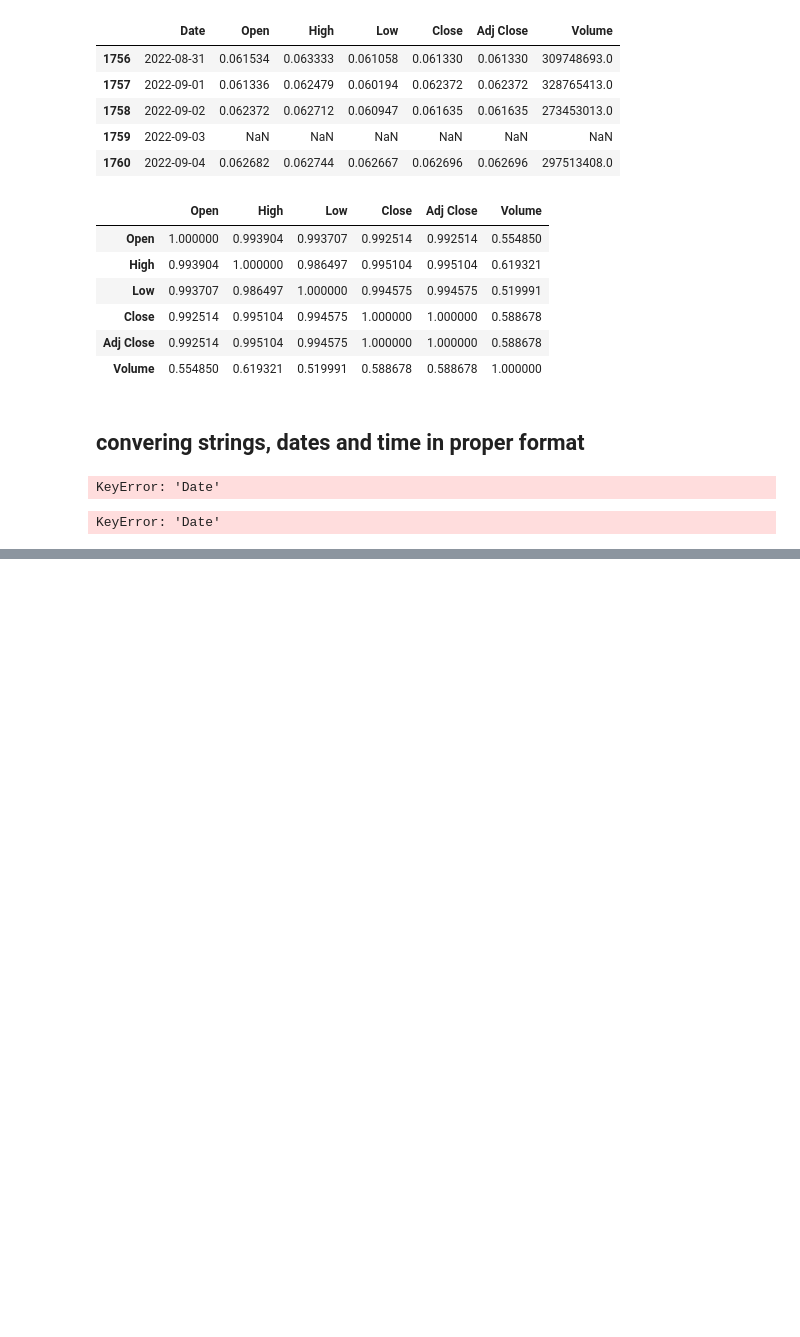
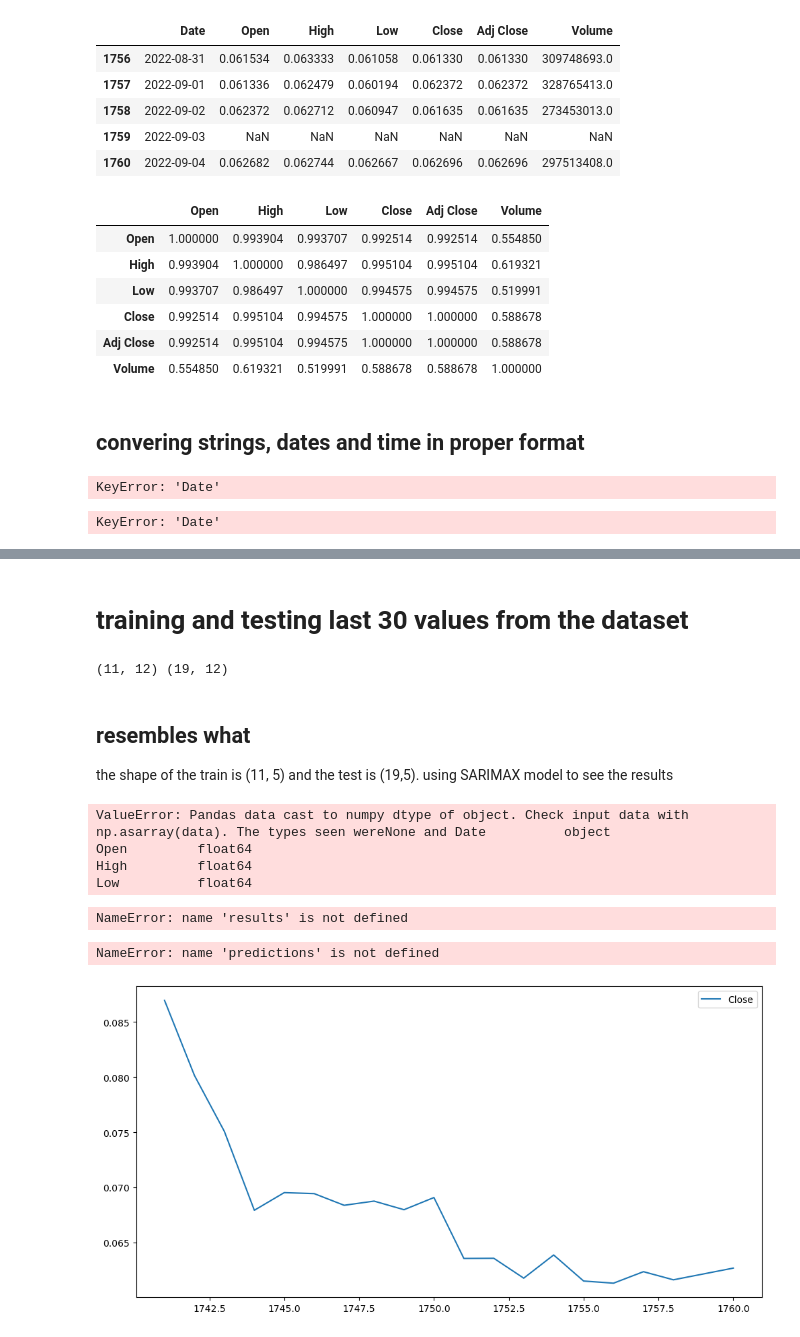
Before and after one commit to Kkhurana007/machine_learning_projects, a Jupyter notebook: dogecoin_price_prediction.ipynb, the cells around one changed output, grey strips where cells are left out. Cells and saved outputs as stored; diff of their text form; code cells hidden in the pictures; blank space fills up the shorter version.

```diff
--- a/dogecoin_price_prediction.ipynb
+++ b/dogecoin_price_prediction.ipynb
@@ -70,0 +162,7 @@ KeyError: 'Date'
+# %%
+df["gap"] = (df["High"] - df["Low"]) * df["Volume"]
+df["y"] = df["High"] / df["Volume"]
+df["z"] = df["Low"] / df["Volume"]
+df["a"] = df["High"] / df["Low"]
+df["b"] = (df["High"] / df["Low"]) * df["Volume"]
+abs(df.corr()["Close"].sort_values(ascending=False)) # need to play with this to fix it
@@ -70,0 +199,44 @@ KeyError: 'Date'
+# %% [markdown]
+# training and testing last 30 values from the dataset
+# %%
+df2 = df.tail(30)
+train = df2[:11]
+test = df2[-19:]
+
+print(train.shape, test.shape)
+# %% [output]
+(11, 12) (19, 12)
+# %% [markdown]
+## resembles what
+
+the shape of the train is (11, 5) and the test is (19,5). using SARIMAX model to see the results
+# %%
+from statsmodels.tsa.statespace.sarimax import SARIMAX
+model = SARIMAX(endog=train["Close"], exog=train.drop(
+    "Close", axis=1), order=(2, 1, 1))
+results = model.fit()
+print (results, summary())
+# %% [output]
+ValueError: Pandas data cast to numpy dtype of object. Check input data with np.asarray(data). The types seen wereNone and Date          object
+Open         float64
+High         float64
+Low          float64
+# %%
+### observe the prediction in time series
+start = 11
+end = 29
+predictions = results.predict(
+	start=start,
+	end=end,
+	exog=test.drop("Close", axis=1))
+predictions
+# %% [output]
+NameError: name 'results' is not defined
+# %%
+### Finally, plot the prediction to get a visualization
+
+test["Close"].plot(legend=True, figsize=(12, 6))
+predictions.plot(label='TimeSeries', legend=True)
+# %% [output]
+NameError: name 'predictions' is not defined
+[figure, added]
```
Also changed, not shown: parts of 13 cells of this notebook, 1 other file.
